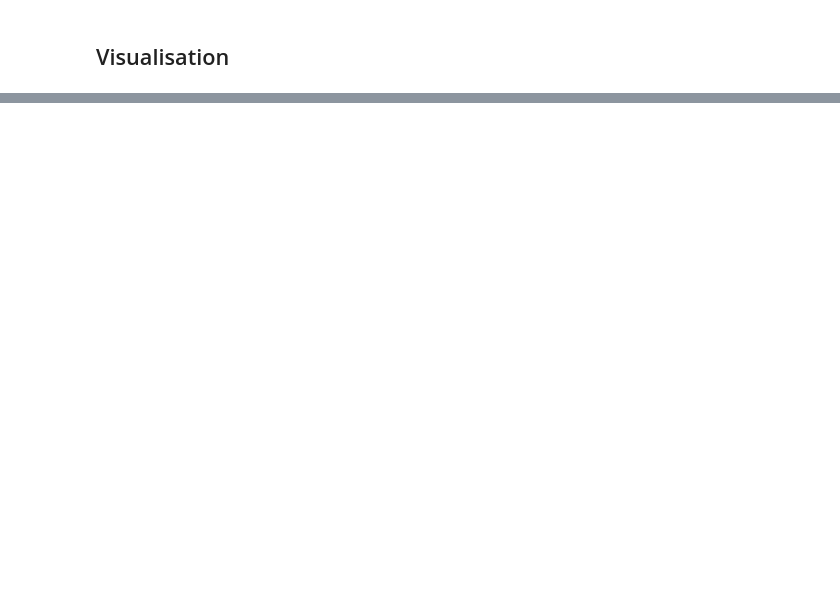
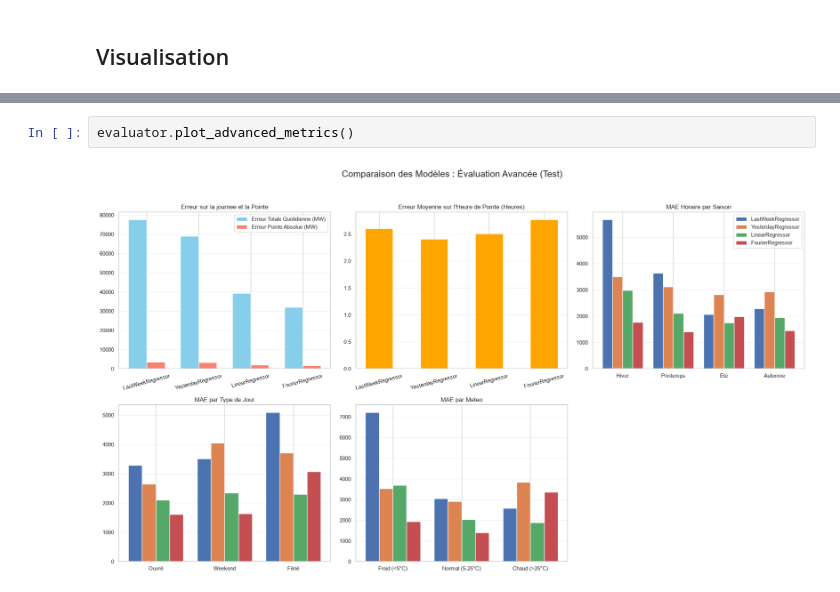
Before and after one commit to LeStolz/ConsommationElectrique, a Jupyter notebook: notebooks/02_evaluation.ipynb, the cells around one changed output, grey strips where cells are left out. Drawn from its saved outputs; the diff is of its cells as text; blank space fills up the shorter version.

```diff
--- a/notebooks/02_evaluation.ipynb
+++ b/notebooks/02_evaluation.ipynb
@@ -169,0 +208,4 @@ evaluator.plot_error_per_horizon()
+# %%
+evaluator.plot_advanced_metrics()
+# %% [output]
+[figure, added]
```
Also changed, not shown: parts of 18 cells of this notebook, 13 other files.
